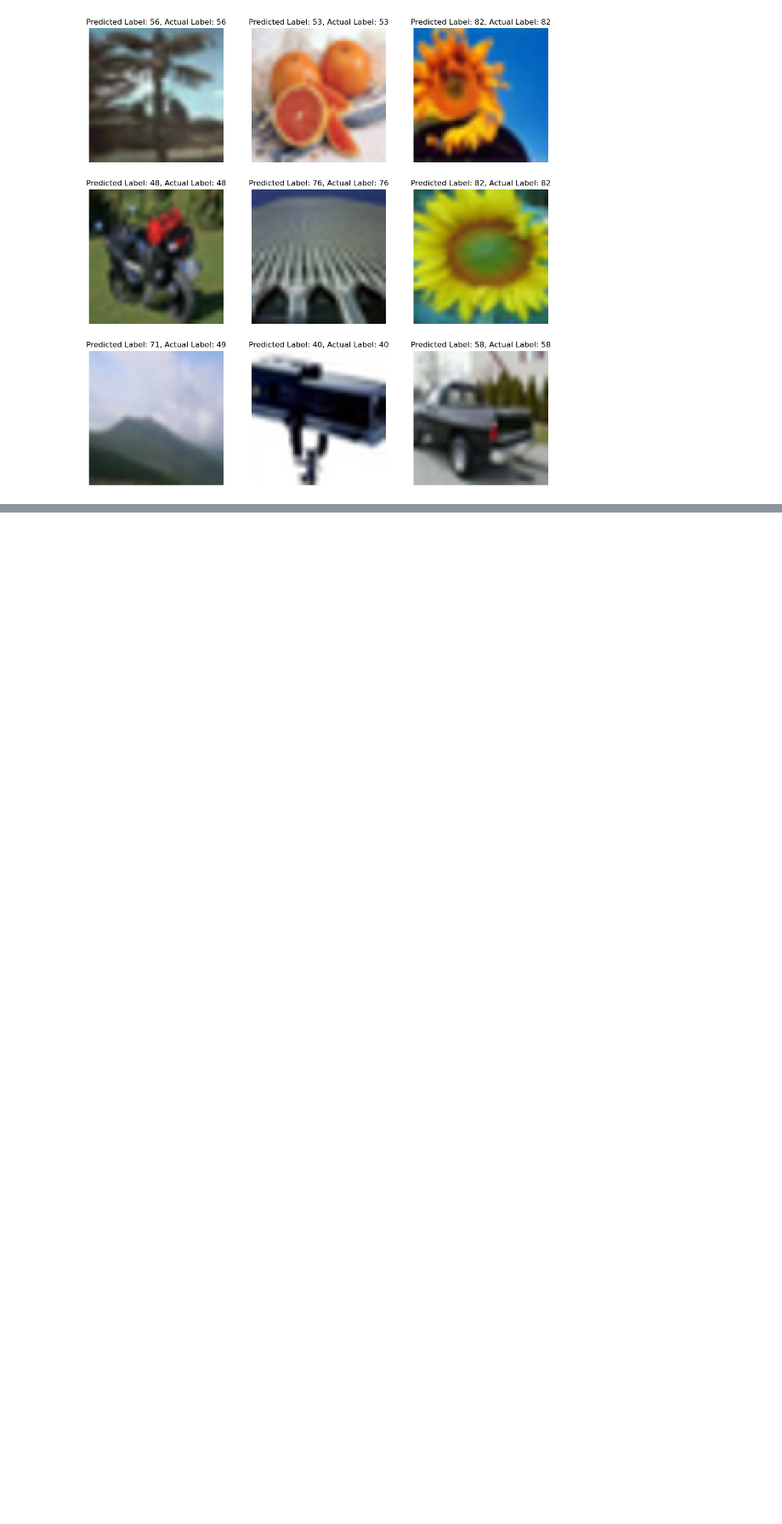
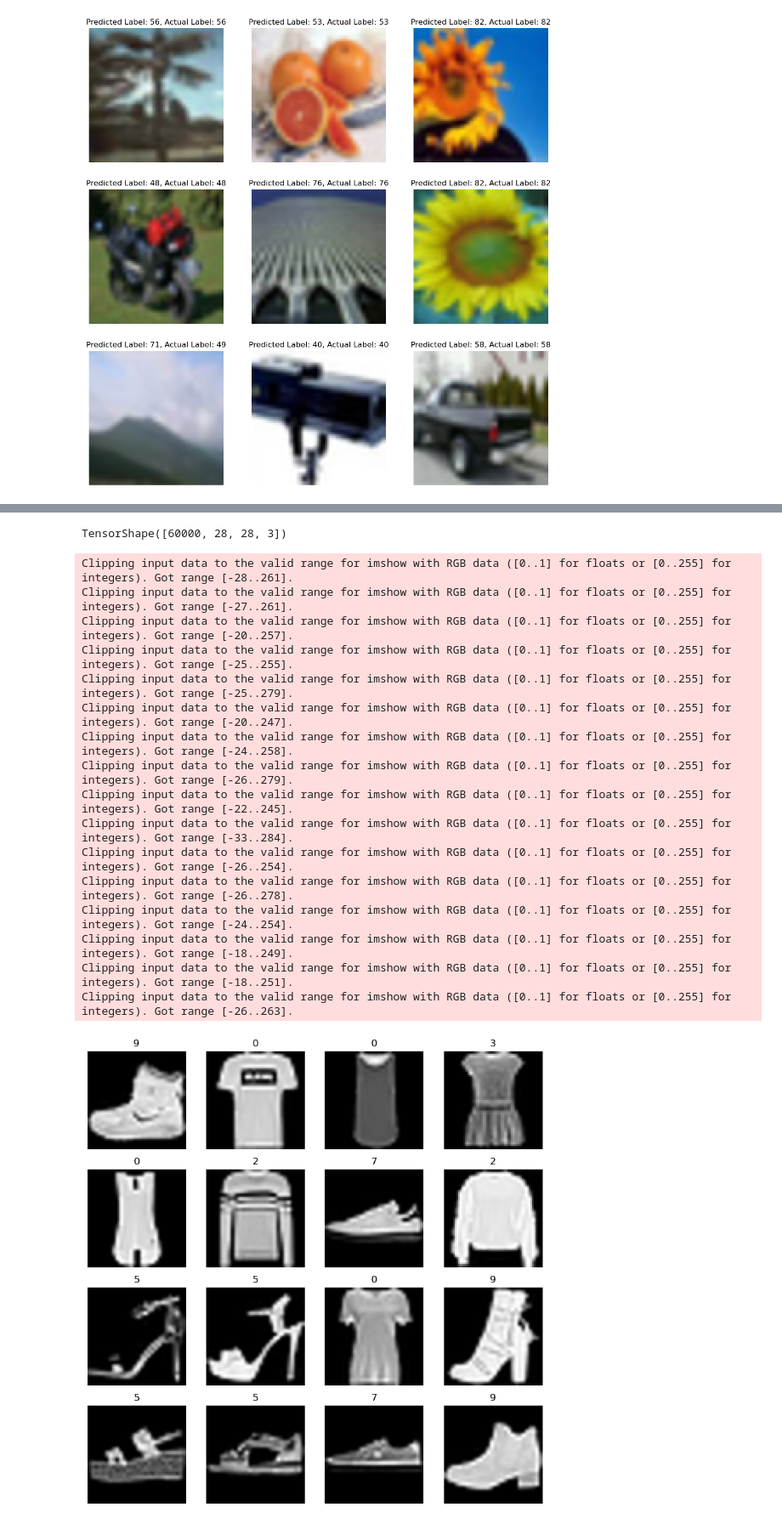
Before and after one commit to nikopedraza/EGCP597-AI-ML-on-Hardware, a Jupyter notebook: Assignment1_AdamTorek.ipynb, the cells around one changed output, grey strips where cells are left out. Shown at 85% size. Cells and saved outputs as stored; diff of their text form; code cells hidden in the pictures; blank space fills up the shorter version.

Commit message:
added code that trains MobileNet-V2 on the Fashion-MNIST dataset

```diff
--- a/Assignment1_AdamTorek.ipynb
+++ b/Assignment1_AdamTorek.ipynb
@@ -157,7 +138,7 @@ def build_mobilenet_model(x_data, y_data):
 
     # Prepare base MobileNet V2 model
     global base_mobilenet
-    base_mobilenet = tf.keras.applications.MobileNetV2(input_shape=x_train[0].shape, include_top=False, weights="imagenet")
+    base_mobilenet = tf.keras.applications.MobileNetV2(input_shape=x_data[0].shape, include_top=False, weights="imagenet")
     base_mobilenet.trainable = False
 
 
@@ -614,0 +597,43 @@ Clipping input data to the valid range for imshow with RGB data ([0..1] for floa
+# %%
+# Import the training and test data for fashion-MNIST and load
+# all 10 classes from Fashion-MNIST
+(x_train_fashion, y_train_fashion), (x_test_fashion, y_test_fashion) = keras.datasets.fashion_mnist.load_data()
+# %%
+x_train_fashion = tf.image.grayscale_to_rgb(tf.expand_dims(tf.convert_to_tensor(x_train_fashion), axis=3))
+x_test_fashion =  tf.image.grayscale_to_rgb(tf.expand_dims(tf.convert_to_tensor(x_test_fashion), axis=3))
+# %%
+x_train_fashion.shape
+# %% [output]
+TensorShape([60000, 28, 28, 3])
+# %%
+# Upscale the Fashion-MNIST x_train and x_test images from 32 x 32 to 80 x 80
+# to upscale features for MobileNet V2 (which was trained on images with 224 x 224 pixels from the ImageNet dataset)
+x_train_fashion = tf.cast(tf.image.resize(x_train_fashion, size=[56,56], method=tf.image.ResizeMethod.BICUBIC),dtype=tf.int32)
+x_test_fashion = tf.cast(tf.image.resize(x_test_fashion, size=[56,56], method=tf.image.ResizeMethod.BICUBIC),dtype=tf.int32)
+# %%
+# Show 16 example images from the Fashion-MNIST dataset
+plt.figure(figsize=(10,10))
+
+for i in range(16):
+    ax = plt.subplot(4,4, i+1)
+    plt.imshow(x_train_fashion[i])
+    plt.title(y_train_fashion[i])
+    plt.axis("off")
+# %% [output]
+Clipping input data to the valid range for imshow with RGB data ([0..1] for floats or [0..255] for integers). Got range [-28..261].
+Clipping input data to the valid range for imshow with RGB data ([0..1] for floats or [0..255] for integers). Got range [-27..261].
+Clipping input data to the valid range for imshow with RGB data ([0..1] for floats or [0..255] for integers). Got range [-20..257].
+Clipping input data to the valid range for imshow with RGB data ([0..1] for floats or [0..255] for integers). Got range [-25..255].
+Clipping input data to the valid range for imshow with RGB data ([0..1] for floats or [0..255] for integers). Got range [-25..279].
+Clipping input data to the valid range for imshow with RGB data ([0..1] for floats or [0..255] for integers). Got range [-20..247].
+Clipping input data to the valid range for imshow with RGB data ([0..1] for floats or [0..255] for integers). Got range [-24..258].
+Clipping input data to the valid range for imshow with RGB data ([0..1] for floats or [0..255] for integers). Got range [-26..279].
+Clipping input data to the valid range for imshow with RGB data ([0..1] for floats or [0..255] for integers). Got range [-22..245].
+Clipping input data to the valid range for imshow with RGB data ([0..1] for floats or [0..255] for integers). Got range [-33..284].
+Clipping input data to the valid range for imshow with RGB data ([0..1] for floats or [0..255] for integers). Got range [-26..254].
+Clipping input data to the valid range for imshow with RGB data ([0..1] for floats or [0..255] for integers). Got range [-26..278].
+Clipping input data to the valid range for imshow with RGB data ([0..1] for floats or [0..255] for integers). Got range [-24..254].
+Clipping input data to the valid range for imshow with RGB data ([0..1] for floats or [0..255] for integers). Got range [-18..249].
+Clipping input data to the valid range for imshow with RGB data ([0..1] for floats or [0..255] for integers). Got range [-18..251].
+Clipping input data to the valid range for imshow with RGB data ([0..1] for floats or [0..255] for integers). Got range [-26..263].
+[figure, added]
```
Also changed, not shown: parts of 30 cells of this notebook.
